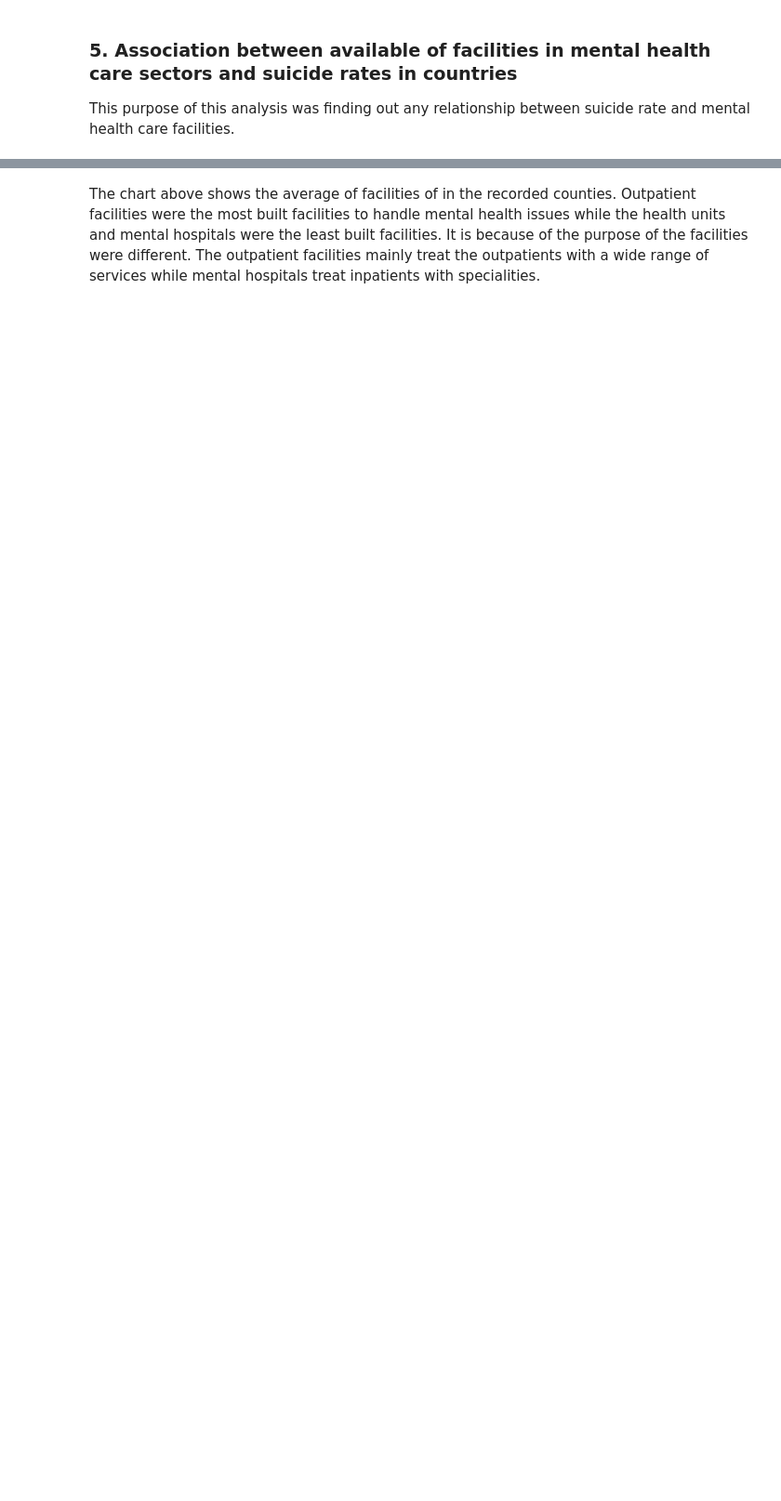
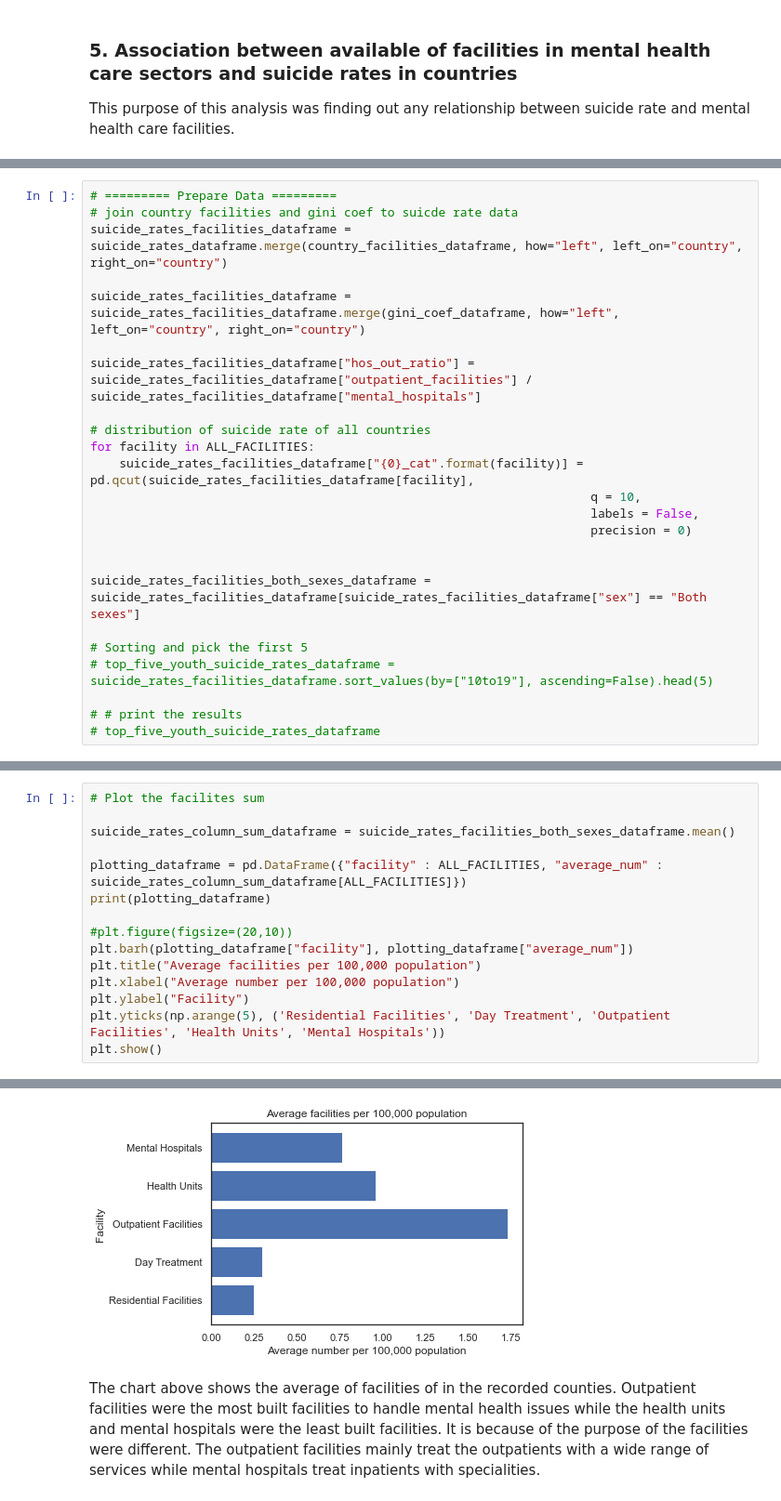
Before and after one commit to mdsi-dsp-at2/eTe-analysis, a Jupyter notebook: analysis/DSP_AT2_MentalHealth_Analysis.ipynb, the cells around one changed output, grey strips where cells are left out. Shown at 93% size. Saved outputs shown, nothing was run; the diff lists cells and outputs as text; blank space fills up the shorter version.

```diff
--- a/analysis/DSP_AT2_MentalHealth_Analysis.ipynb
+++ b/analysis/DSP_AT2_MentalHealth_Analysis.ipynb
@@ -398,0 +449,24 @@ This purpose of this analysis was finding out any relationship between suicide r
+# %%
+# ========= Prepare Data =========
+# join country facilities and gini coef to suicde rate data
+suicide_rates_facilities_dataframe = suicide_rates_dataframe.merge(country_facilities_dataframe, how="left", left_on="country", right_on="country")
+
+suicide_rates_facilities_dataframe = suicide_rates_facilities_dataframe.merge(gini_coef_dataframe, how="left", left_on="country", right_on="country")
+
+suicide_rates_facilities_dataframe["hos_out_ratio"] = suicide_rates_facilities_dataframe["outpatient_facilities"] / suicide_rates_facilities_dataframe["mental_hospitals"]
+
+# distribution of suicide rate of all countries
+for facility in ALL_FACILITIES:
+    suicide_rates_facilities_dataframe["{0}_cat".format(facility)] = pd.qcut(suicide_rates_facilities_dataframe[facility],
+                                                                     q = 10,
+                                                                     labels = False,
+                                                                     precision = 0)
+
+
+suicide_rates_facilities_both_sexes_dataframe = suicide_rates_facilities_dataframe[suicide_rates_facilities_dataframe["sex"] == "Both sexes"]
+
+# Sorting and pick the first 5
+# top_five_youth_suicide_rates_dataframe = suicide_rates_facilities_dataframe.sort_values(by=["10to19"], ascending=False).head(5)
+
+# # print the results
+# top_five_youth_suicide_rates_dataframe
@@ -398,0 +514,16 @@ This purpose of this analysis was finding out any relationship between suicide r
+# %%
+# Plot the facilites sum
+
+suicide_rates_column_sum_dataframe = suicide_rates_facilities_both_sexes_dataframe.mean()
+
+plotting_dataframe = pd.DataFrame({"facility" : ALL_FACILITIES, "average_num" : suicide_rates_column_sum_dataframe[ALL_FACILITIES]})
+print(plotting_dataframe)
+
+#plt.figure(figsize=(20,10))
+plt.barh(plotting_dataframe["facility"], plotting_dataframe["average_num"])
+plt.title("Average facilities per 100,000 population")
+plt.xlabel("Average number per 100,000 population")
+plt.ylabel("Facility")
+plt.yticks(np.arange(5), ('Residential Facilities', 'Day Treatment', 'Outpatient Facilities', 'Health Units', 'Mental Hospitals'))
+plt.show()
+# %% [output]
@@ -399,2 +536,3 @@ This purpose of this analysis was finding out any relationship between suicide r
+[figure, added]
 # %% [markdown]
 The chart above shows the average of facilities of in the recorded counties. Outpatient facilities were the most built facilities to handle mental health issues while the health units and mental hospitals were the least built facilities. It is because of the purpose of the facilities were different. The outpatient facilities mainly treat the outpatients with a wide range of services while mental hospitals treat inpatients with specialities.
```
Also changed, not shown: parts of 15 cells of this notebook, 2 other files.
